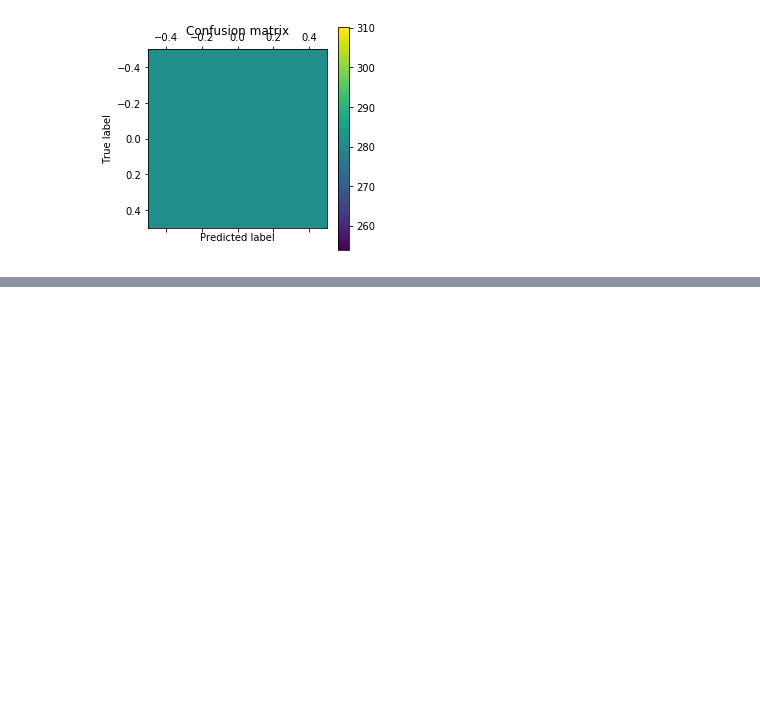
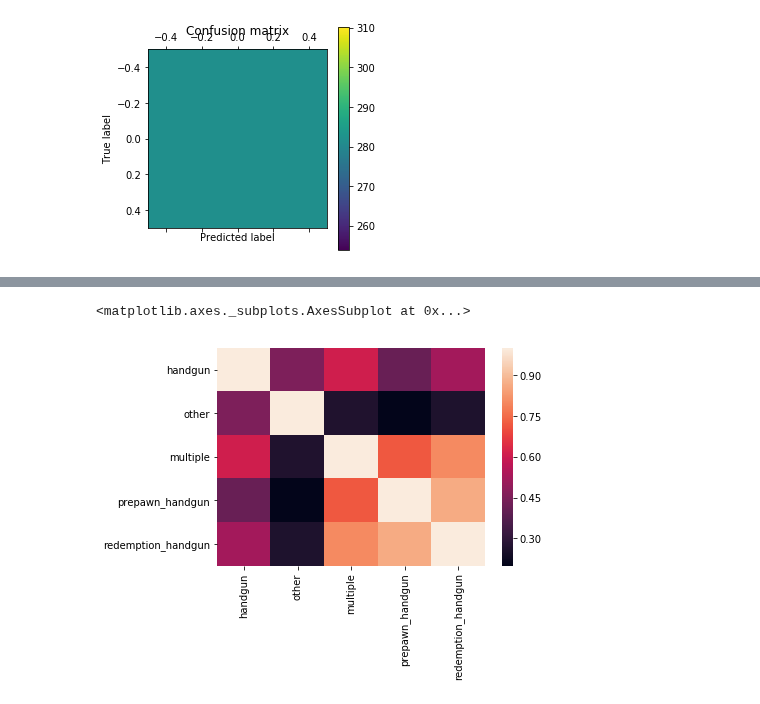
Before and after one commit to Reet1992/Feature_Engineering, a Jupyter notebook: Gun_statistics.ipynb, the cells around one changed output, grey strips where cells are left out. Cells and saved outputs as stored; diff of their text form; code cells hidden in the pictures; blank space fills up the shorter version.

```diff
--- a/Gun_statistics.ipynb
+++ b/Gun_statistics.ipynb
@@ -169,0 +172,2 @@ plt.show()
+# %%
+X = df2[['handgun','other','multiple','prepawn_handgun','redemption_handgun']]
@@ -169,0 +193,5 @@ plt.show()
+# %%
+sns.heatmap(X.corr())
+# %% [output]
+<matplotlib.axes._subplots.AxesSubplot at 0x...>
+[figure, added]
```
Also changed, not shown: parts of 17 cells of this notebook.
